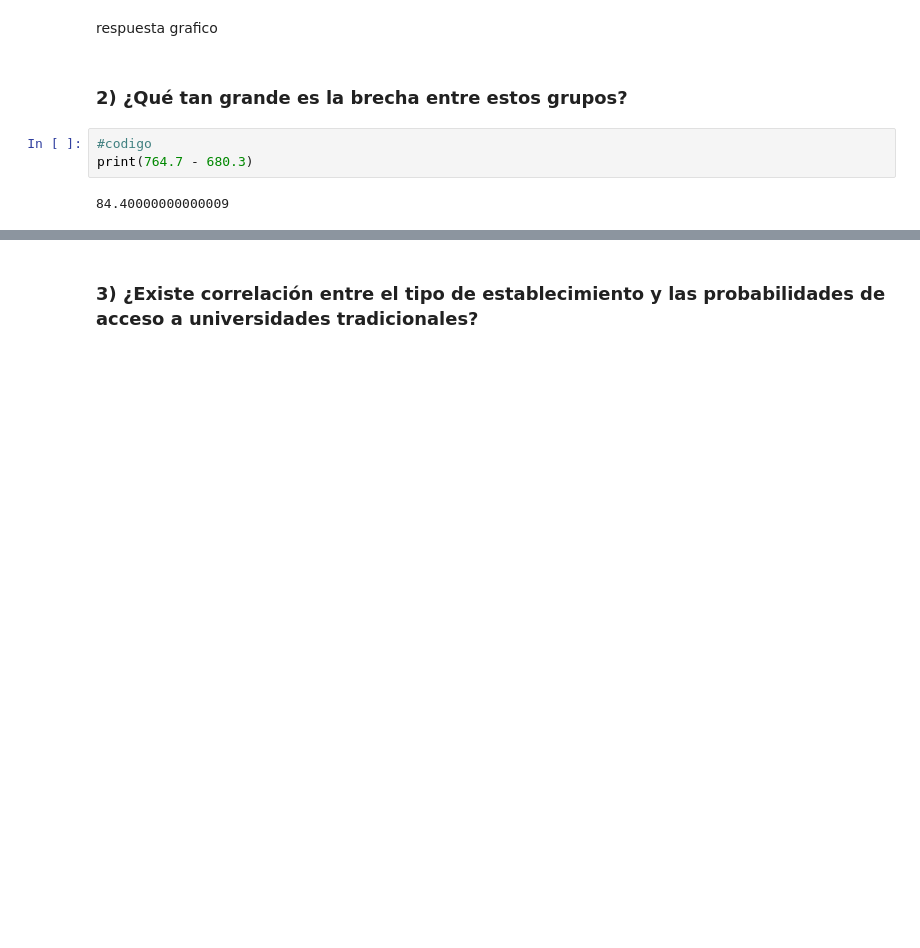
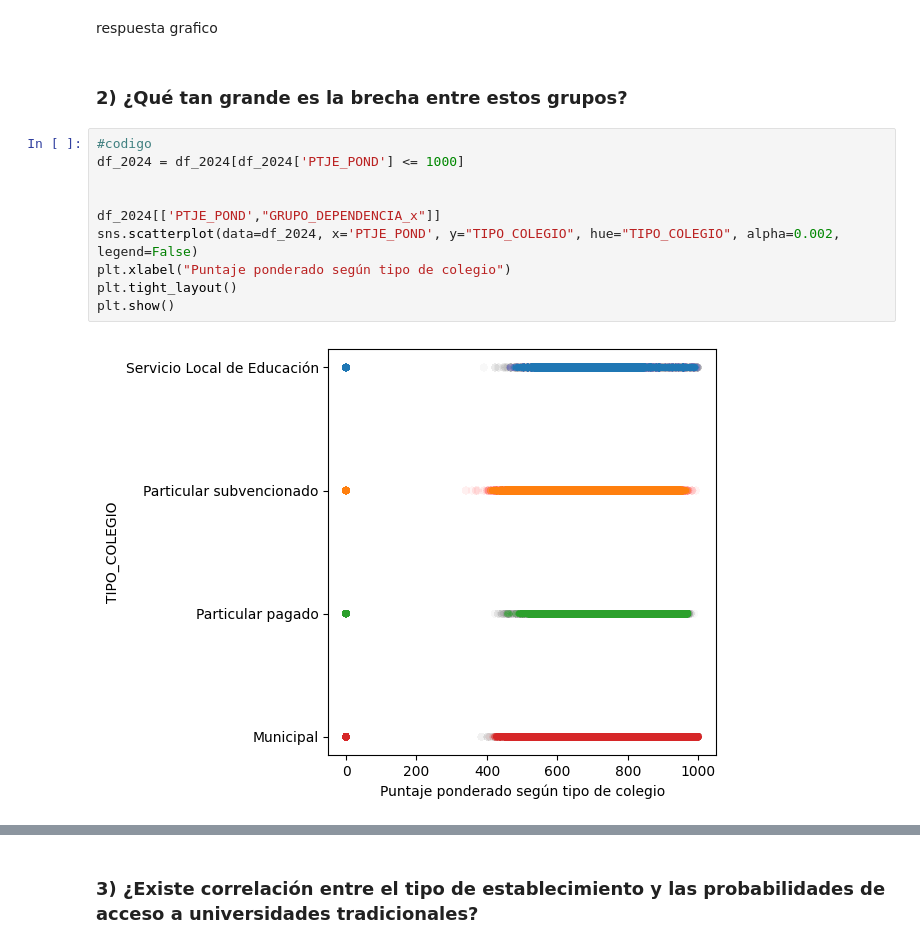
Before and after one commit to LmChicao/Proyecto-Intro-Ciencias-de-datos-2025-2-, a Jupyter notebook: Resultado proyecto/Resultado 2024.ipynb, the cells around one changed output, grey strips where cells are left out. Drawn from its saved outputs; the diff is of its cells as text; blank space fills up the shorter version.

```diff
--- a/Resultado proyecto/Resultado 2024.ipynb
+++ b/Resultado proyecto/Resultado 2024.ipynb
@@ -126,6 +126,13 @@ respuesta grafico
 ### **2) ¿Qué tan grande es la brecha entre estos grupos?**
 # %%
 #codigo
-print(764.7 - 680.3)
+df_2024 = df_2024[df_2024['PTJE_POND'] <= 1000]
+
+
+df_2024[['PTJE_POND',"GRUPO_DEPENDENCIA_x"]]
+sns.scatterplot(data=df_2024, x='PTJE_POND', y="TIPO_COLEGIO", hue="TIPO_COLEGIO", alpha=0.002,  legend=False)
+plt.xlabel("Puntaje ponderado según tipo de colegio")
+plt.tight_layout()
+plt.show()
 # %% [output]
-84.40000000000009
+[figure, added]
```
Also changed, not shown: parts of 4 cells of this notebook, 2 other files.
